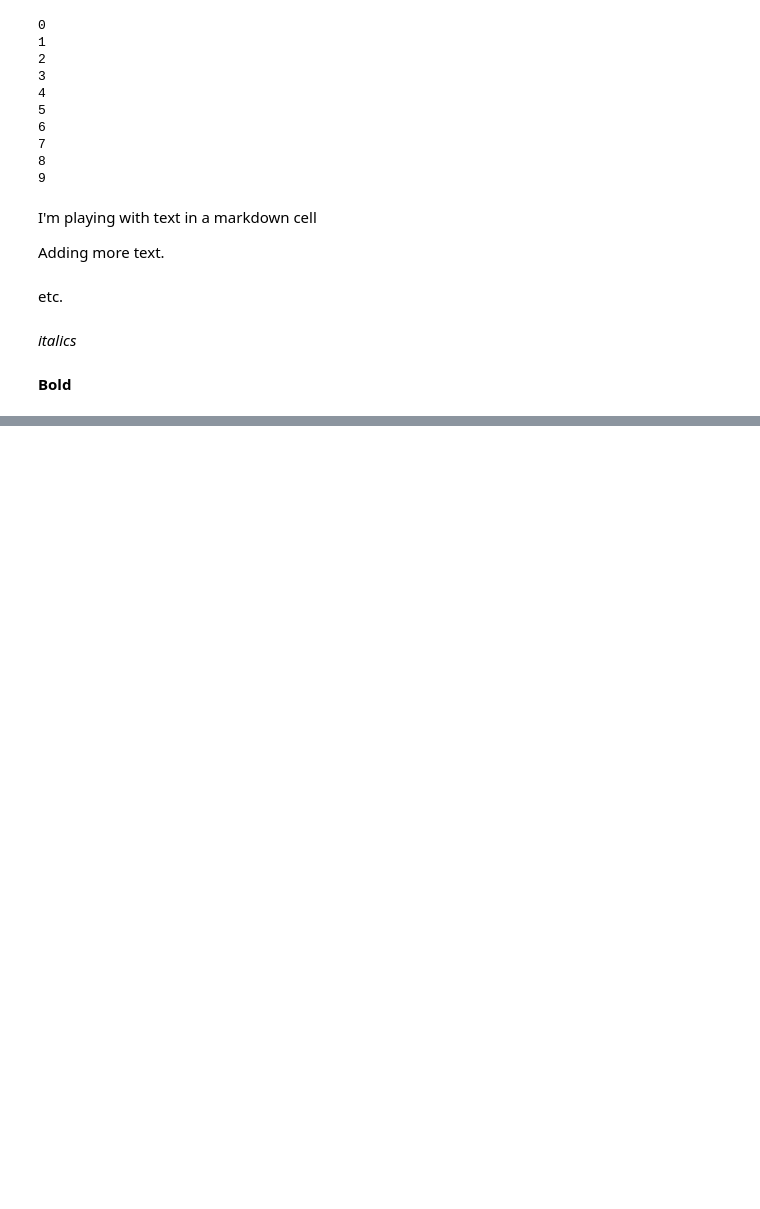
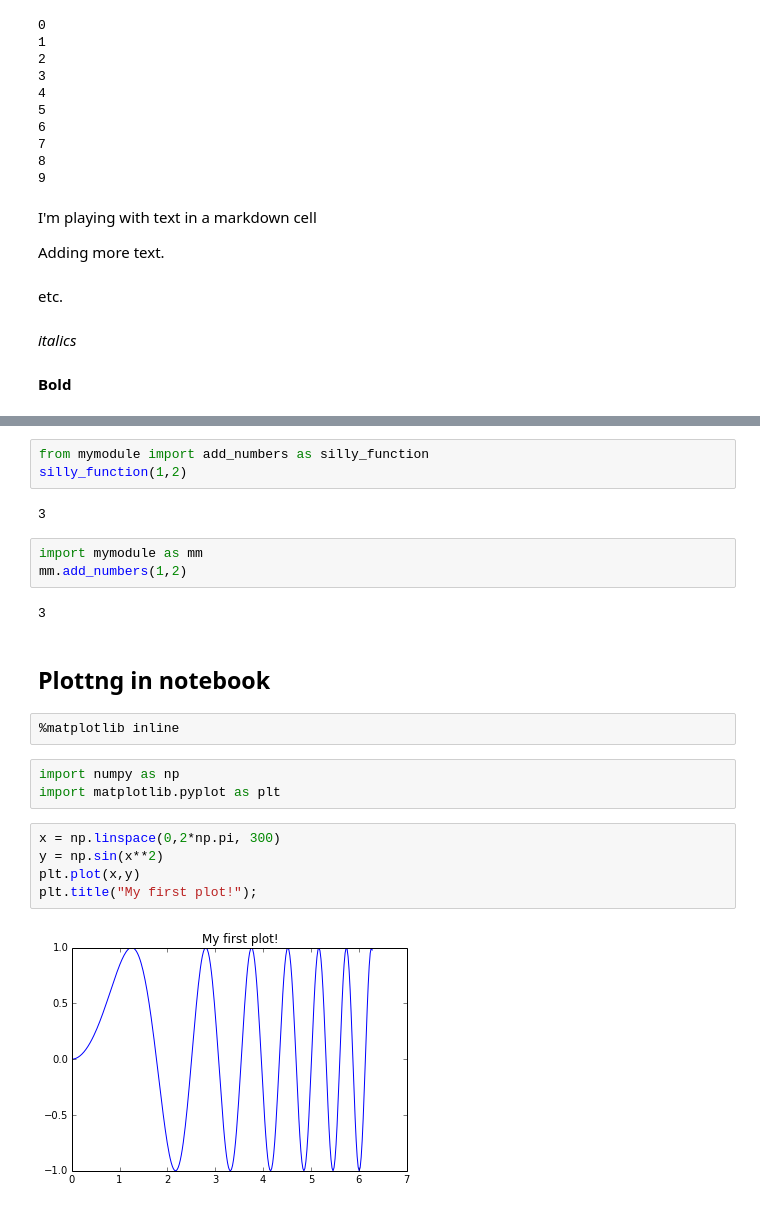
Before and after one commit to cspearso/PHYS202-S14, a Jupyter notebook: iPython/PracticeNotebook.ipynb, the cells around one changed output, grey strips where cells are left out. Saved outputs shown, nothing was run; the diff lists cells and outputs as text; blank space fills up the shorter version.

Commit message:
Notebook Practice and ignore file update

```diff
--- a/iPython/PracticeNotebook.ipynb
+++ b/iPython/PracticeNotebook.ipynb
@@ -36,0 +199,24 @@ etc.
+# %%
+from mymodule import add_numbers as silly_function
+silly_function(1,2)
+# %% [output]
+3
+# %%
+import mymodule as mm
+mm.add_numbers(1,2)
+# %% [output]
+3
+# %% [markdown]
+## Plottng in notebook
+# %%
+%matplotlib inline
+# %%
+import numpy as np
+import matplotlib.pyplot as plt
+# %%
+x = np.linspace(0,2*np.pi, 300)
+y = np.sin(x**2)
+plt.plot(x,y)
+plt.title("My first plot!");
+# %% [output]
+[figure, added]
```
Also changed, not shown: parts of 35 cells of this notebook, 3 other files.
